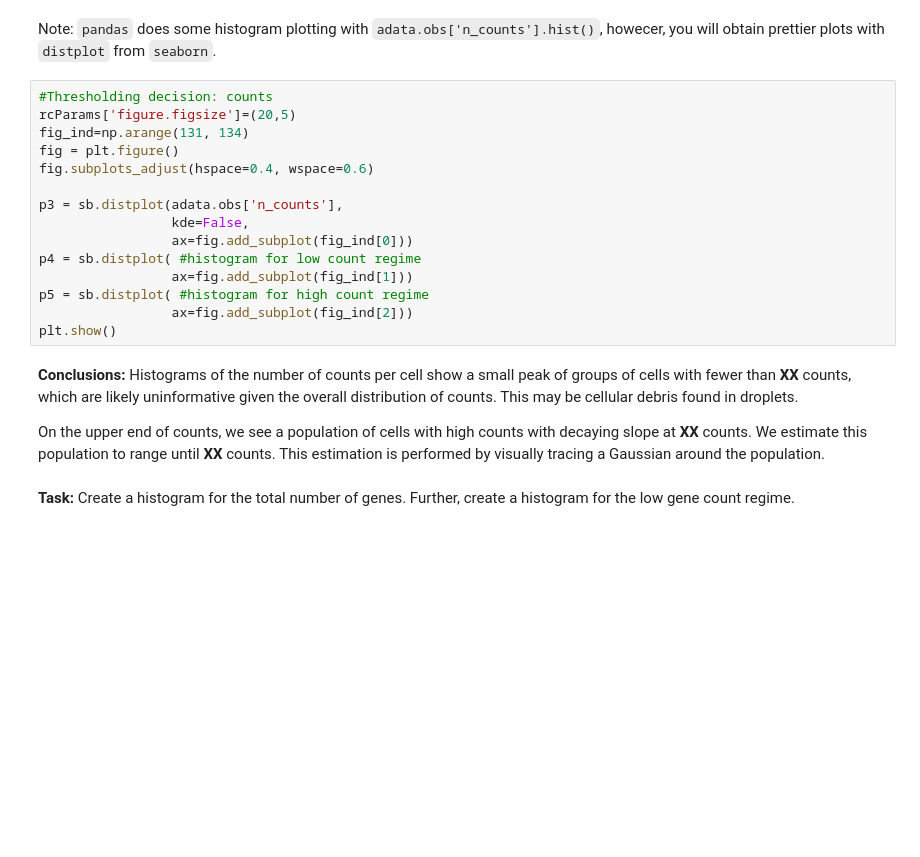
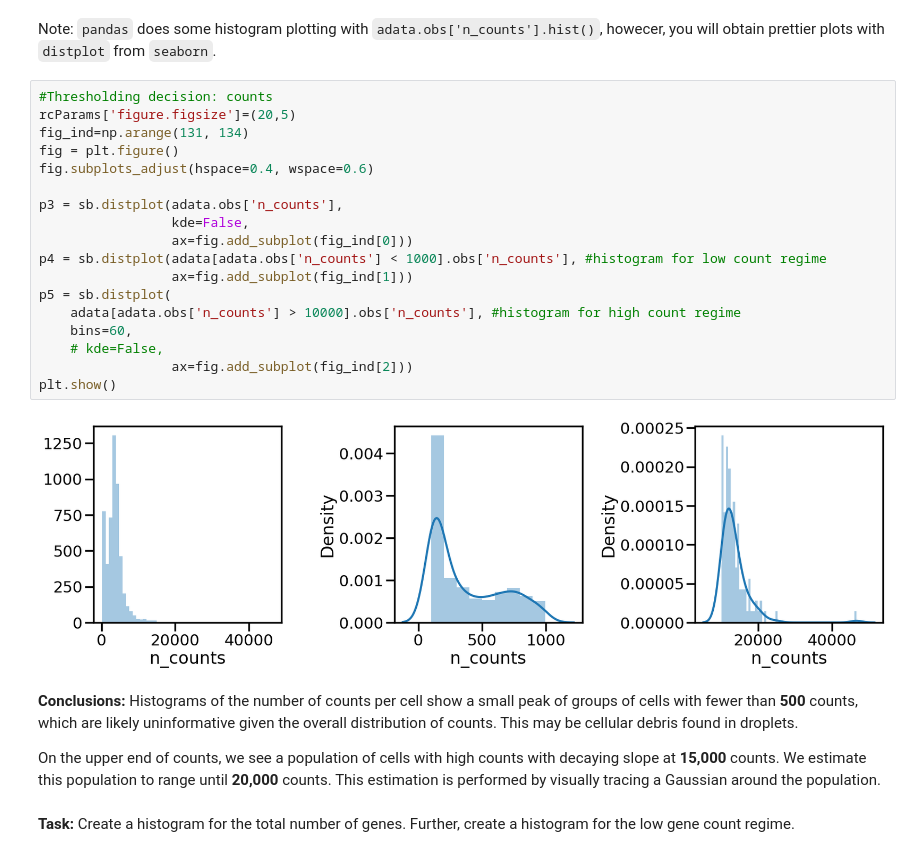
Before and after one commit to Ianyliu/scanpy-tutorials, a Jupyter notebook: scanpy_workshop/day1_01_GColab.ipynb, the cells around one changed output. Drawn from its saved outputs; the diff is of its cells as text; blank space fills up the shorter version.

```diff
--- a/scanpy_workshop/day1_01_GColab.ipynb
+++ b/scanpy_workshop/day1_01_GColab.ipynb
@@ -183,23 +331,28 @@ Note: `pandas` does some histogram plotting with `adata.obs['n_counts'].hist()`,
 # %%
 #Thresholding decision: counts
 rcParams['figure.figsize']=(20,5)
 fig_ind=np.arange(131, 134)
 fig = plt.figure()
 fig.subplots_adjust(hspace=0.4, wspace=0.6)
 
 p3 = sb.distplot(adata.obs['n_counts'],
                  kde=False,
                  ax=fig.add_subplot(fig_ind[0]))
-p4 = sb.distplot( #histogram for low count regime
+p4 = sb.distplot(adata[adata.obs['n_counts'] < 1000].obs['n_counts'], #histogram for low count regime
                  ax=fig.add_subplot(fig_ind[1]))
-p5 = sb.distplot( #histogram for high count regime
+p5 = sb.distplot(
+    adata[adata.obs['n_counts'] > 10000].obs['n_counts'], #histogram for high count regime
+    bins=60,
+    # kde=False,
                  ax=fig.add_subplot(fig_ind[2]))
 plt.show()
+# %% [output]
+[figure, added]
 # %% [markdown]
 **Conclusions:**
-Histograms of the number of counts per cell show a small peak of groups of cells with fewer than **XX** counts, which are likely uninformative given the overall distribution of counts. This may be cellular debris found in droplets.
+Histograms of the number of counts per cell show a small peak of groups of cells with fewer than **500** counts, which are likely uninformative given the overall distribution of counts. This may be cellular debris found in droplets.
 
-On the upper end of counts, we see a population of cells with high counts with decaying slope at **XX** counts. We estimate this population to range until **XX** counts. This estimation is performed by visually tracing a Gaussian around the population.
+On the upper end of counts, we see a population of cells with high counts with decaying slope at **15,000** counts. We estimate this population to range until **20,000** counts. This estimation is performed by visually tracing a Gaussian around the population.
 # %% [markdown]
 **Task:** Create a histogram for the total number of genes. Further, create a histogram for the low gene count regime.
 # %%
```
Also changed, not shown: parts of 35 cells of this notebook.
